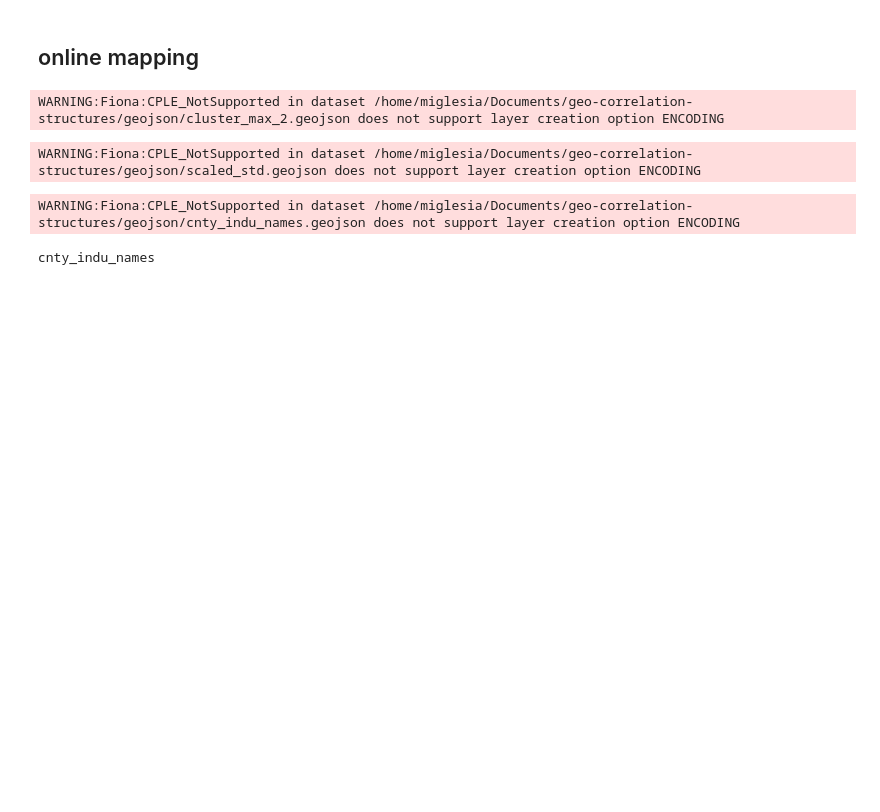
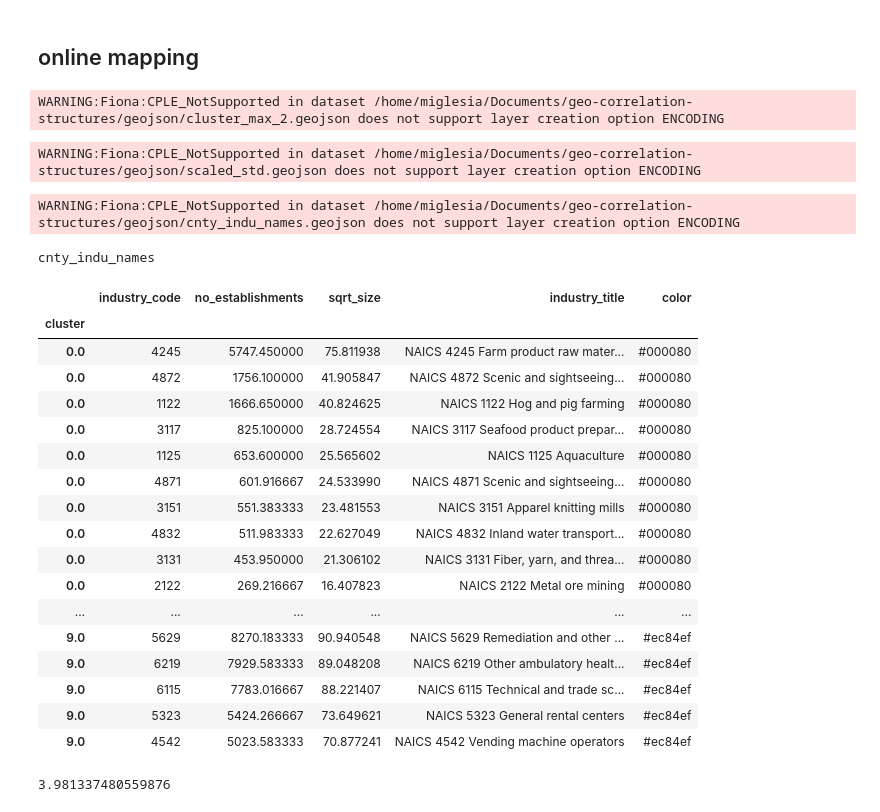
Before and after one commit to matuteiglesias/geo-correlation-structures, a Jupyter notebook: Counties - Cluster.ipynb, the cells around one changed output. Drawn from its saved outputs; the diff is of its cells as text; code cells hidden in the pictures; blank space fills up the shorter version.

```diff
--- a/Counties - Cluster.ipynb
+++ b/Counties - Cluster.ipynb
@@ -281,3 +292,30 @@ cnty_indu_names
 # %%
 from IPython.core.display import display, HTML
 display(HTML("<style>.container { width:100% !important; }</style>"))
+# %%
+pd.options.display.max_rows = 999
+no_estabs = X.sum().reset_index().rename(columns = {0: 'no_establishments'})
+no_estabs.merge(nodes).sort_values(['cluster', 'no_establishments'], ascending = [True, False]).set_index('cluster')#.loc[[5, 7]].sort_values('industry_code')
+# %% [output]
+|  | industry_code | no_establishments | sqrt_size | industry_title | color |
+| cluster |  |  |  |  |  |
+| 0.0 | 4245 | 5747.450000 | 75.811938 | NAICS 4245 Farm product raw mater... | #000080 |
+| 0.0 | 4872 | 1756.100000 | 41.905847 | NAICS 4872 Scenic and sightseeing... | #000080 |
+| 0.0 | 1122 | 1666.650000 | 40.824625 | NAICS 1122 Hog and pig farming | #000080 |
+| 0.0 | 3117 | 825.100000 | 28.724554 | NAICS 3117 Seafood product prepar... | #000080 |
+| 0.0 | 1125 | 653.600000 | 25.565602 | NAICS 1125 Aquaculture | #000080 |
+| 0.0 | 4871 | 601.916667 | 24.533990 | NAICS 4871 Scenic and sightseeing... | #000080 |
+| 0.0 | 3151 | 551.383333 | 23.481553 | NAICS 3151 Apparel knitting mills | #000080 |
+| 0.0 | 4832 | 511.983333 | 22.627049 | NAICS 4832 Inland water transport... | #000080 |
+| 0.0 | 3131 | 453.950000 | 21.306102 | NAICS 3131 Fiber, yarn, and threa... | #000080 |
+| 0.0 | 2122 | 269.216667 | 16.407823 | NAICS 2122 Metal ore mining | #000080 |
+| ... | ... | ... | ... | ... | ... |
+| 9.0 | 5629 | 8270.183333 | 90.940548 | NAICS 5629 Remediation and other ... | #ec84ef |
+| 9.0 | 6219 | 7929.583333 | 89.048208 | NAICS 6219 Other ambulatory healt... | #ec84ef |
+| 9.0 | 6115 | 7783.016667 | 88.221407 | NAICS 6115 Technical and trade sc... | #ec84ef |
+| 9.0 | 5323 | 5424.266667 | 73.649621 | NAICS 5323 General rental centers | #ec84ef |
+| 9.0 | 4542 | 5023.583333 | 70.877241 | NAICS 4542 Vending machine operators | #ec84ef |
+# %%
+12800./gdf_max.cluster.value_counts().sum()
+# %% [output]
+3.981337480559876
```
Also changed, not shown: parts of 3 cells of this notebook, 9 other files.
